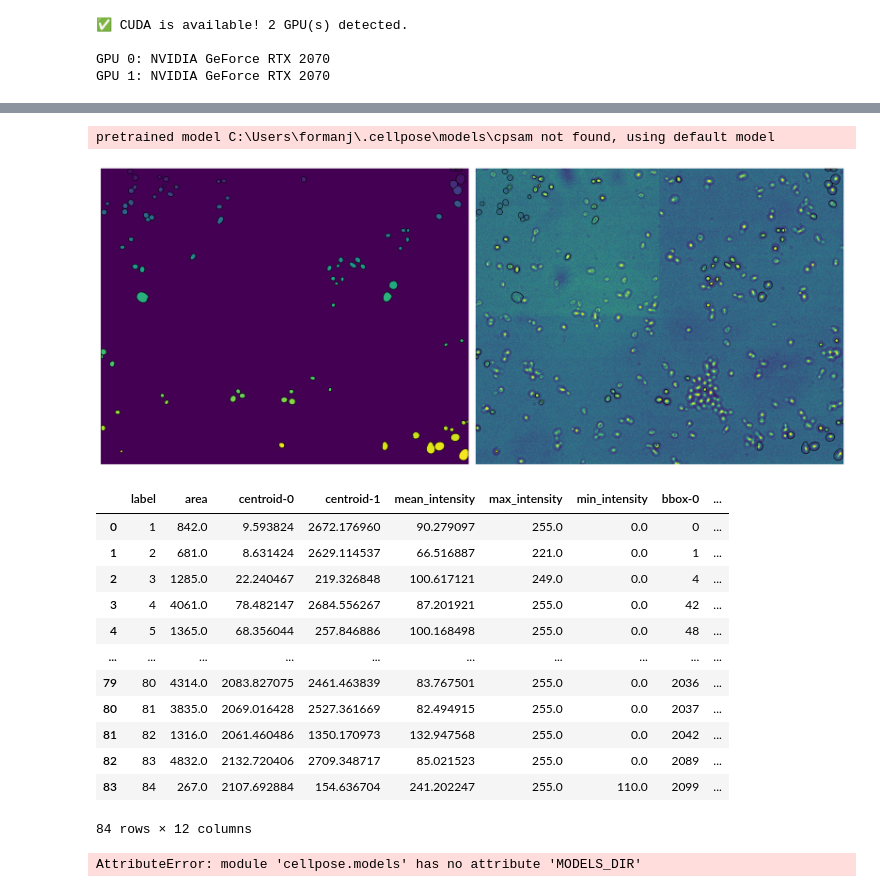
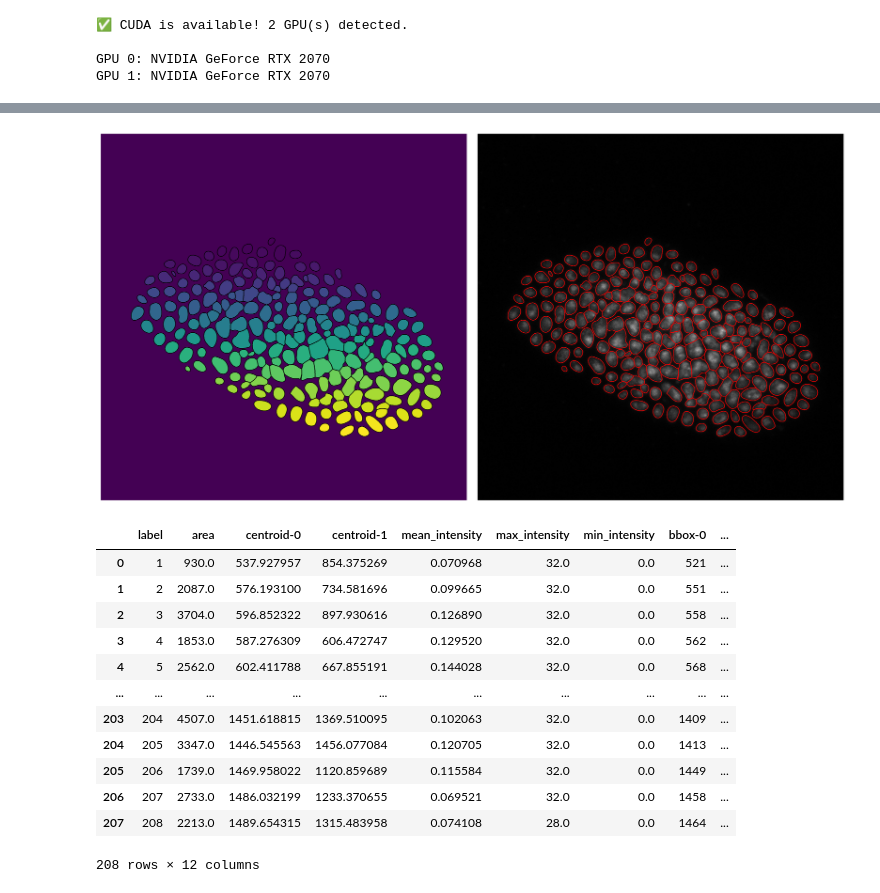
Before and after one commit to Formanj-0/Sandbox, a Jupyter notebook: YeastQuant.ipynb, the cells around one changed output, grey strips where cells are left out. Saved outputs shown, nothing was run; the diff lists cells and outputs as text; code cells hidden in the pictures.

```diff
--- a/YeastQuant.ipynb
+++ b/YeastQuant.ipynb
@@ -30,13 +26,13 @@ check_gpu()
 GPU 0: NVIDIA GeForce RTX 2070
 GPU 1: NVIDIA GeForce RTX 2070
 # %%
-# IMAGE_PATH = r"Data\Sample1_GFP_only_no_BF_log_condition.czi"
-IMAGE_PATH = r"Data\Sample2_BF_reference_cells.tif"
+IMAGE_PATH = r"Data\Sample1_GFP_only_no_BF_log_condition.czi"
+# IMAGE_PATH = r"Data\Sample2_BF_reference_cells.tif"
 # IMAGE_PATH = r"Data\Sample2_GFP_chromatin_nuclei1.czi"
-z_axis = 2 # 3
-c_axis = None # 2
-p_axis = None # 0
-t_axis = None # 1
+z_axis = 3 # 3, 2
+c_axis = 2 # 2, None
+p_axis = 0 # 0, None
+t_axis = 1 # 1, None
 
 segmentation_channel = 1
 measurement_channel = 0
@@ -73,6 +69,6 @@ else:
 # %%
 # max project
-if z_axis:
+if z_axis is not None:
     maxProj = np.max(img, axis=z_axis) # keepdims=True, Easier way of doing this
     idx = [slice(None)] * maxProj.ndim
     idx.insert(z_axis, np.newaxis)
@@ -116,34 +113,33 @@ plt.show()
 # %%
 # segment cells
 idx = [slice(None)] * maxProj.ndim
-if p_axis:
+if p_axis is not None:
     idx[p_axis] = p
-if t_axis:
+if t_axis is not None:
     idx[t_axis] = t
-if z_axis:
+if z_axis is not None:
     idx[z_axis] = 0
-if c_axis:
+if c_axis is not None:
     idx[c_axis] = segmentation_channel
 idx = tuple(idx)
 
 model = models.CellposeModel(gpu=True, pretrained_model='cpsam')
 masks, flows, style = model.eval(maxProj[idx])
 
 fig, axes = plt.subplots(1, 2, figsize=(16, 8), dpi=150)
 outlines = utils.masks_to_outlines(masks)
 axes[0].imshow(masks, cmap='viridis')
 axes[0].contour(outlines, colors='black', linewidths=0.5)
 axes[0].axis('off')
-axes[1].imshow(maxProj[idx], cmap='viridis')
-axes[1].contour(outlines, colors='black', linewidths=0.5)
+axes[1].imshow(maxProj[idx], cmap='gray')
+axes[1].contour(outlines, colors='red', linewidths=0.5)
 axes[1].axis('off')
 for ax in axes:
     ax.set_aspect('equal')
 plt.tight_layout()
 plt.show()
 # %% [output]
-pretrained model C:\Users\formanj\.cellpose\models\cpsam not found, using default model
-[figure, old version]
+[figure, new version]
 # %%
 # Measure the yeast properties
 if c_axis:
@@ -153,13 +149,13 @@ else:
 
 # Extract one channel
 idx = [slice(None)] * maxProj.ndim
-if p_axis:
+if p_axis is not None:
     idx[p_axis] = p
-if t_axis:
+if t_axis is not None:
     idx[t_axis] = t
-if z_axis:
+if z_axis is not None:
     idx[z_axis] = 0
-if c_axis:
+if c_axis is not None:
     idx[c_axis] = measurement_channel
 idx = tuple(idx)
 # channel_img = np.take(img, c, axis=c_axis) # also a cool trick
@@ -185,16 +181,16 @@ df["channel"] = c
 df
 # %% [output]
 |  | label | area | centroid-0 | centroid-1 | mean_intensity | max_intensity | min_intensity | bbox-0 | ... |
-| 0 | 1 | 842.0 | 9.593824 | 2672.176960 | 90.279097 | 255.0 | 0.0 | 0 | ... |
-| 1 | 2 | 681.0 | 8.631424 | 2629.114537 | 66.516887 | 221.0 | 0.0 | 1 | ... |
-| 2 | 3 | 1285.0 | 22.240467 | 219.326848 | 100.617121 | 249.0 | 0.0 | 4 | ... |
-| 3 | 4 | 4061.0 | 78.482147 | 2684.556267 | 87.201921 | 255.0 | 0.0 | 42 | ... |
-| 4 | 5 | 1365.0 | 68.356044 | 257.846886 | 100.168498 | 255.0 | 0.0 | 48 | ... |
+| 0 | 1 | 930.0 | 537.927957 | 854.375269 | 0.070968 | 32.0 | 0.0 | 521 | ... |
+| 1 | 2 | 2087.0 | 576.193100 | 734.581696 | 0.099665 | 32.0 | 0.0 | 551 | ... |
+| 2 | 3 | 3704.0 | 596.852322 | 897.930616 | 0.126890 | 32.0 | 0.0 | 558 | ... |
+| 3 | 4 | 1853.0 | 587.276309 | 606.472747 | 0.129520 | 32.0 | 0.0 | 562 | ... |
+| 4 | 5 | 2562.0 | 602.411788 | 667.855191 | 0.144028 | 32.0 | 0.0 | 568 | ... |
 | ... | ... | ... | ... | ... | ... | ... | ... | ... | ... |
-| 79 | 80 | 4314.0 | 2083.827075 | 2461.463839 | 83.767501 | 255.0 | 0.0 | 2036 | ... |
-| 80 | 81 | 3835.0 | 2069.016428 | 2527.361669 | 82.494915 | 255.0 | 0.0 | 2037 | ... |
-| 81 | 82 | 1316.0 | 2061.460486 | 1350.170973 | 132.947568 | 255.0 | 0.0 | 2042 | ... |
-| 82 | 83 | 4832.0 | 2132.720406 | 2709.348717 | 85.021523 | 255.0 | 0.0 | 2089 | ... |
-| 83 | 84 | 267.0 | 2107.692884 | 154.636704 | 241.202247 | 255.0 | 110.0 | 2099 | ... |
+| 203 | 204 | 4507.0 | 1451.618815 | 1369.510095 | 0.102063 | 32.0 | 0.0 | 1409 | ... |
+| 204 | 205 | 3347.0 | 1446.545563 | 1456.077084 | 0.120705 | 32.0 | 0.0 | 1413 | ... |
+| 205 | 206 | 1739.0 | 1469.958022 | 1120.859689 | 0.115584 | 32.0 | 0.0 | 1449 | ... |
+| 206 | 207 | 2733.0 | 1486.032199 | 1233.370655 | 0.069521 | 32.0 | 0.0 | 1458 | ... |
+| 207 | 208 | 2213.0 | 1489.654315 | 1315.483958 | 0.074108 | 28.0 | 0.0 | 1464 | ... |
-84 rows × 12 columns
+208 rows × 12 columns
 # %%
@@ -202,5 +198 @@ if OUTPUT_PATH:
     df.to_csv(OUTPUT_PATH)
-# %%
-models.MODELS_DIR
-# %% [output]
-AttributeError: module 'cellpose.models' has no attribute 'MODELS_DIR'
```
Also changed, not shown: parts of 5 cells of this notebook.
